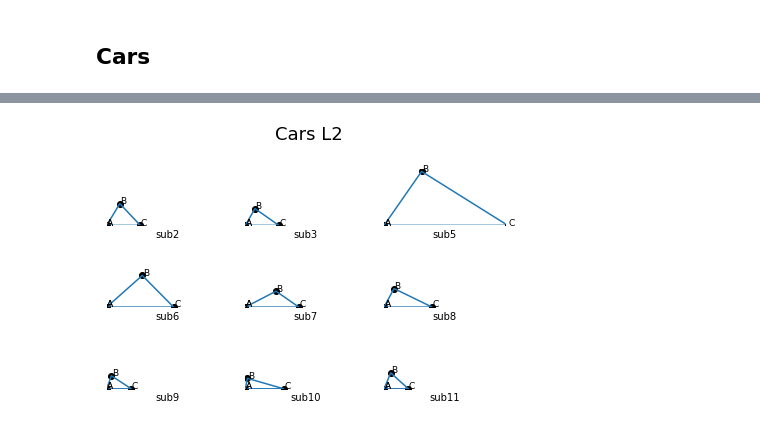
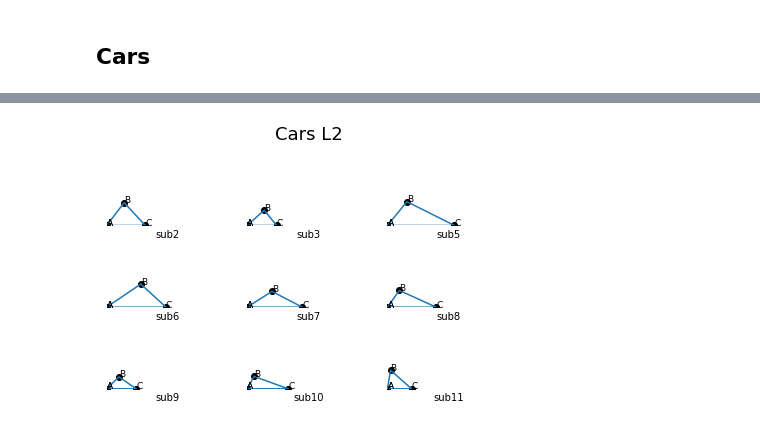
Before and after one commit to ha554n/NoteBookToShare, a Jupyter notebook: Distance.ipynb, the cells around one changed output, grey strips where cells are left out. Saved outputs shown, nothing was run; the diff lists cells and outputs as text; code cells hidden in the pictures.

```diff
--- a/Distance.ipynb
+++ b/Distance.ipynb
@@ -747,8 +747,8 @@ for i in range(1, 10):
     plt.xlabel([i for i in FUPsubs.keys()][i-1])
 #     plt.xlabel('B')
 #     plt.ylabel('C',rotation=0)
-    plt.ylim(0,0.75)
-    plt.xlim(0,0.75)
+    plt.ylim(0,75)
+    plt.xlim(0,75)
     ax = plt.gca()
     ax.spines['right'].set_color('none')
     ax.spines['top'].set_color('none')
@@ -777,9 +777,9 @@ done on ranks and normalized by maximum possible 36.878
 ## Shirts
 # %%
 ShirtsL2=pd.DataFrame({'subs': [i for i in FUPsubs.keys()],
-                      'AB':[np.linalg.norm((subs[i].ShirtsCounts.iloc[:,3]-subs[i].ShirtsCounts.iloc[:,4]),ord=2)/36.878 for i in FUPsubs.keys()],
-                      'BC':[np.linalg.norm((FUPsubs[i].ShirtsCounts.iloc[:,6]-FUPsubs[i].ShirtsCounts.iloc[:,7]),ord=2)/36.878 for i in FUPsubs.keys()],
-                      'AC': [np.linalg.norm((FUPsubs[i].ShirtsCounts.iloc[:,5]-FUPsubs[i].ShirtsCounts.iloc[:,7]),ord=2)/36.878 for i in FUPsubs.keys()]
+                      'AB':[np.linalg.norm((subs[i].ShirtsCounts.iloc[:,0]-subs[i].ShirtsCounts.iloc[:,1]),ord=2) for i in FUPsubs.keys()],
+                      'BC':[np.linalg.norm((FUPsubs[i].ShirtsCounts.iloc[:,1]-FUPsubs[i].ShirtsCounts.iloc[:,2]),ord=2) for i in FUPsubs.keys()],
+                      'AC': [np.linalg.norm((FUPsubs[i].ShirtsCounts.iloc[:,0]-FUPsubs[i].ShirtsCounts.iloc[:,2]),ord=2) for i in FUPsubs.keys()]
                       })
 ShirtsL2
 # %% [output]
@@ -822,8 +822,8 @@ for i in range(1, 10):
     plt.xlabel([i for i in FUPsubs.keys()][i-1])
 #     plt.xlabel('B')
 #     plt.ylabel('C',rotation=0)
-    plt.ylim(0,0.75)
-    plt.xlim(0,0.75)
+    plt.ylim(0,25)
+    plt.xlim(0,25)
     ax = plt.gca()
     ax.spines['right'].set_color('none')
     ax.spines['top'].set_color('none')
@@ -848,9 +848,9 @@ fig.subplots_adjust(top=0.85)
 ## Cars
 # %%
 CarsL2=pd.DataFrame({'subs': [i for i in FUPsubs.keys()],
-                      'AB':[np.linalg.norm((subs[i].CarsCounts.iloc[:,3]-subs[i].CarsCounts.iloc[:,4]),ord=2)/36.878 for i in FUPsubs.keys()],
-                      'BC':[np.linalg.norm((FUPsubs[i].CarsCounts.iloc[:,6]-FUPsubs[i].CarsCounts.iloc[:,7]),ord=2)/36.878 for i in FUPsubs.keys()],
-                      'AC': [np.linalg.norm((FUPsubs[i].CarsCounts.iloc[:,5]-FUPsubs[i].CarsCounts.iloc[:,7]),ord=2)/36.878 for i in FUPsubs.keys()]
+                      'AB':[np.linalg.norm((subs[i].CarsCounts.iloc[:,0]-subs[i].CarsCounts.iloc[:,1]),ord=2) for i in FUPsubs.keys()],
+                      'BC':[np.linalg.norm((FUPsubs[i].CarsCounts.iloc[:,1]-FUPsubs[i].CarsCounts.iloc[:,2]),ord=2) for i in FUPsubs.keys()],
+                      'AC': [np.linalg.norm((FUPsubs[i].CarsCounts.iloc[:,0]-FUPsubs[i].CarsCounts.iloc[:,2]),ord=2) for i in FUPsubs.keys()]
                       })
 CarsL2
 # %% [output]
@@ -885,33 +885,33 @@ Text(0.5, 1.0, 'Cars L2 Norm')
 # %%
 fig,ax=plt.subplots()
 fig.subplots_adjust(hspace=1, wspace=0.4)
 ax.spines['top'].set_visible(False)
 ax.spines['right'].set_visible(False)
 for i in range(1, 10):
     plt.subplot(3, 3, i)
     plotTriangle(CarsL2.loc[i-1][1:].values)
     plt.xlabel([i for i in FUPsubs.keys()][i-1])
 #     plt.xlabel('B')
 #     plt.ylabel('C',rotation=0)
-    plt.ylim(0,0.75)
-    plt.xlim(0,0.75)
+    plt.ylim(0,25)
+    plt.xlim(0,25)
     ax = plt.gca()
     ax.spines['right'].set_color('none')
     ax.spines['top'].set_color('none')
     ax.spines['left'].set_color('none')
     ax.spines['bottom'].set_color('none')
 
     plt.tick_params(axis='both', which='both',
                     bottom=False,
                     top=False,
                     labelbottom=False,
                     right=False,
                     left=False,
                     labelleft=False)
 st=fig.suptitle('Cars L2',fontsize=18)
 fig.tight_layout()
 # shift subplots down:
 st.set_y(1)
 fig.subplots_adjust(top=0.85)
 # %% [output]
-[figure, old version]
+[figure, new version]
```
Also changed, not shown: parts of 15 cells of this notebook.
